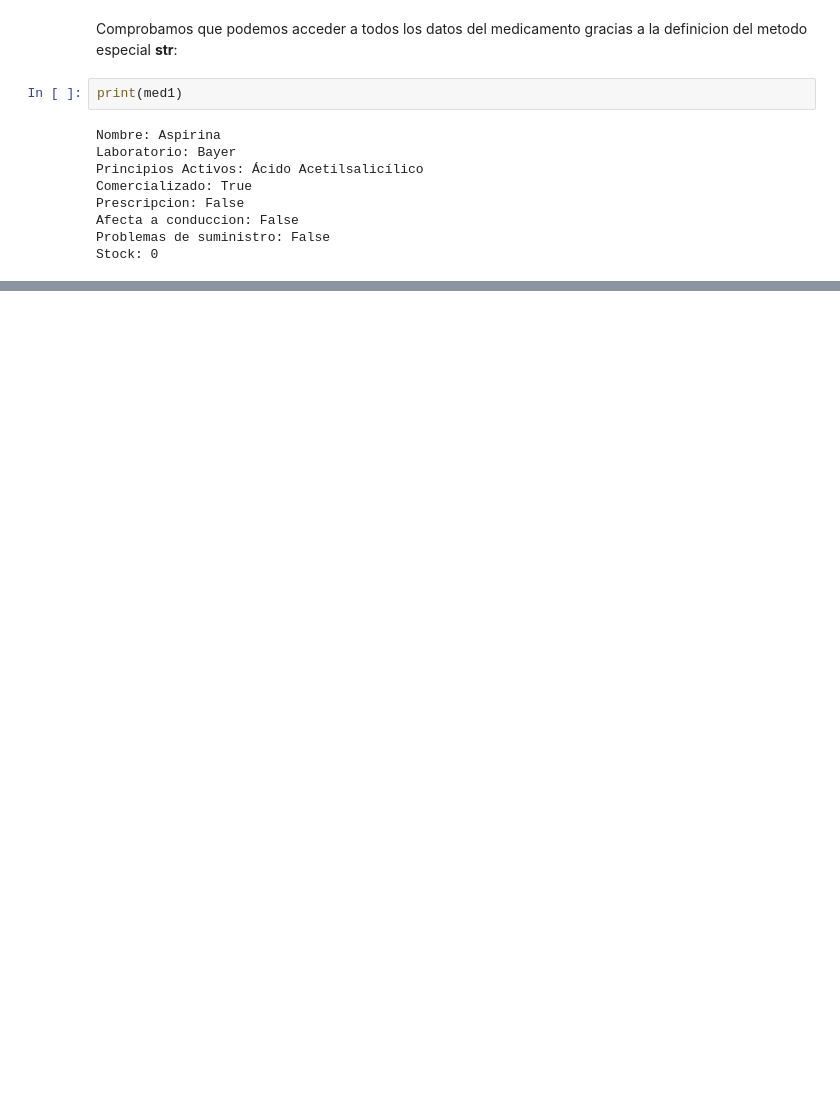
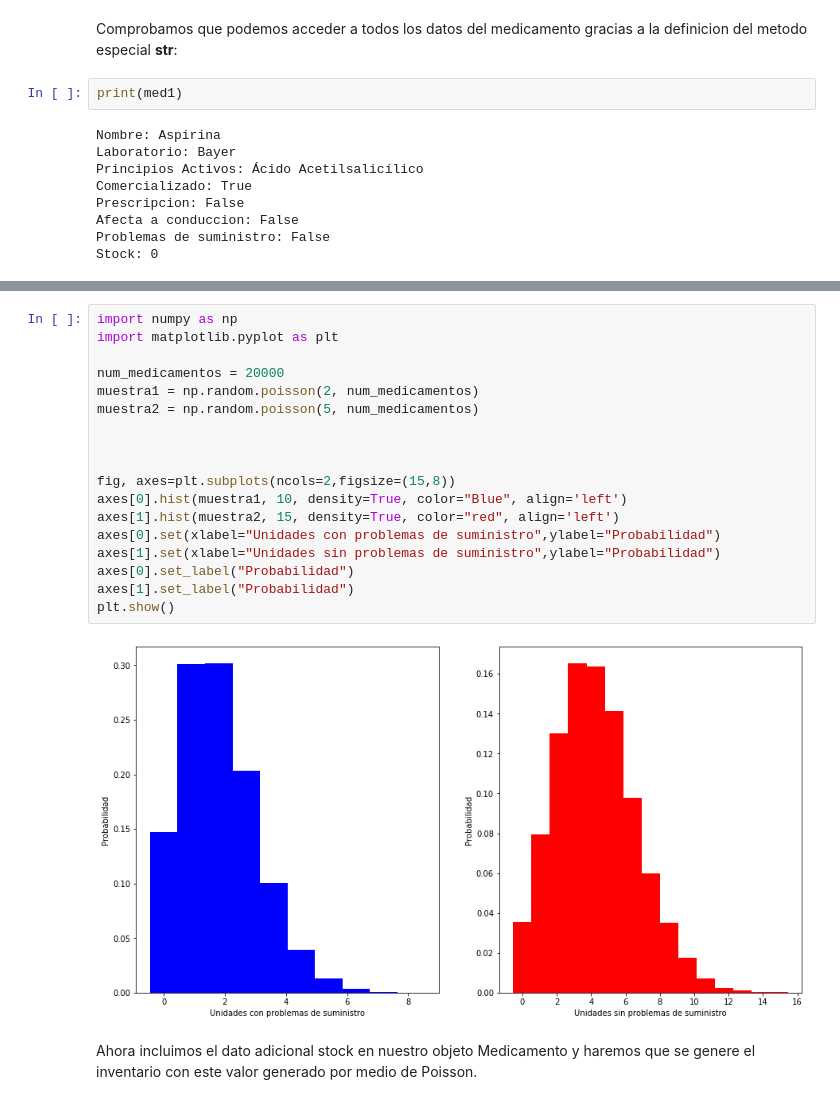
Before and after one commit to Gr4vi7y/FarmaCom, a Jupyter notebook: Farmacom Notebook.ipynb, the cells around one changed output, grey strips where cells are left out. Drawn from its saved outputs; the diff is of its cells as text; blank space fills up the shorter version.

```diff
--- a/Farmacom Notebook.ipynb
+++ b/Farmacom Notebook.ipynb
@@ -74,3 +357,25 @@ print(lista_original)
+# %%
+import numpy as np
+import matplotlib.pyplot as plt
+
+num_medicamentos = 20000
+muestra1 = np.random.poisson(2, num_medicamentos)
+muestra2 = np.random.poisson(5, num_medicamentos)
+
+
+
+fig, axes=plt.subplots(ncols=2,figsize=(15,8))
+axes[0].hist(muestra1, 10, density=True, color="Blue", align='left')
+axes[1].hist(muestra2, 15, density=True, color="red", align='left')
+axes[0].set(xlabel="Unidades con problemas de suministro",ylabel="Probabilidad")
+axes[1].set(xlabel="Unidades sin problemas de suministro",ylabel="Probabilidad")
+axes[0].set_label("Probabilidad")
+axes[1].set_label("Probabilidad")
+plt.show()
+# %% [output]
+[figure, added]
+# %% [markdown]
+Ahora incluimos el dato adicional stock en nuestro objeto Medicamento y haremos que se genere el inventario con este valor generado por medio de Poisson.
 # %%
 class Medicamento(object):
     """ Clase Medicamento. Representa un Medicamento.
```
Also changed, not shown: parts of 24 cells of this notebook, 3 other files.
